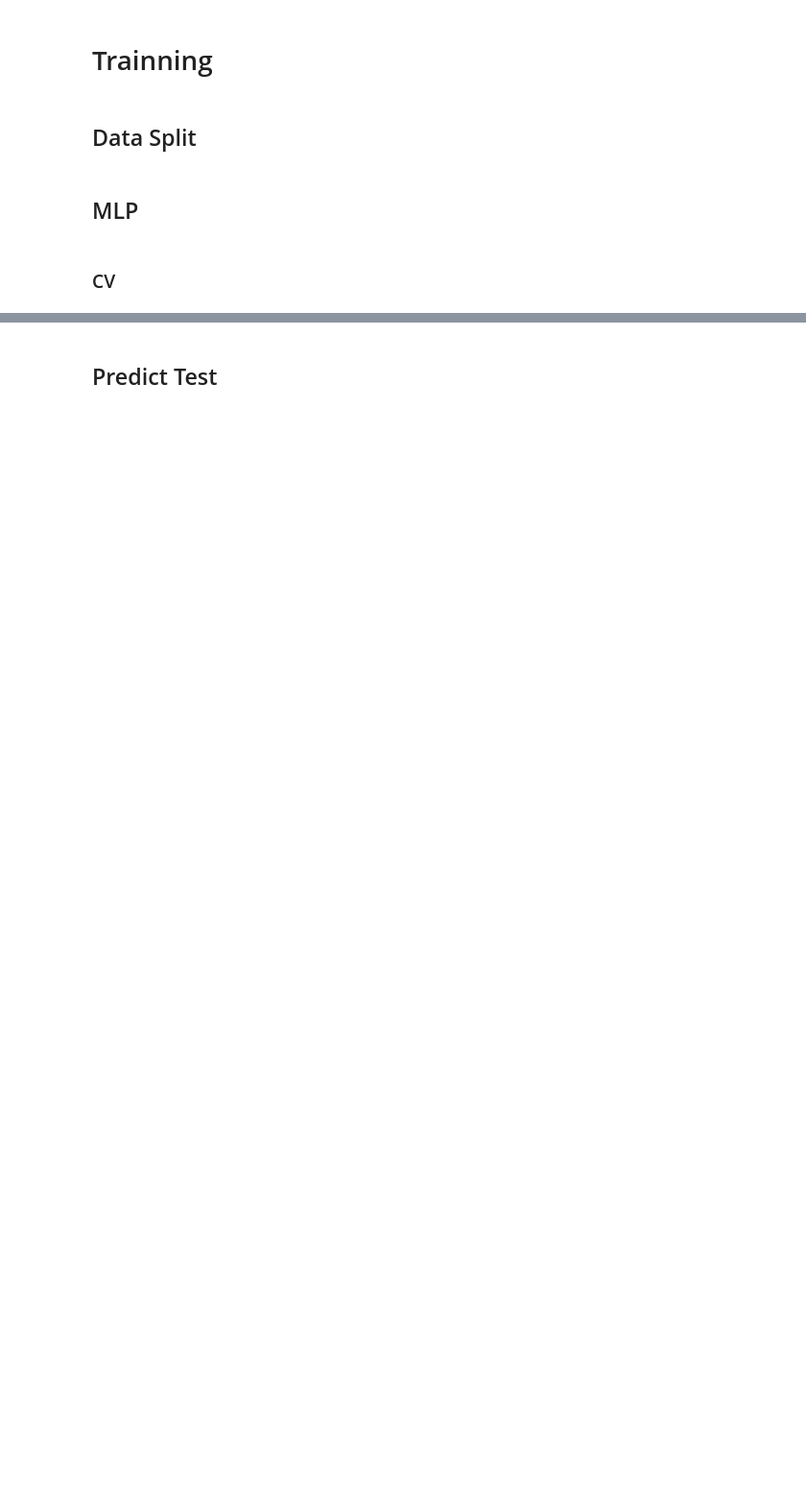
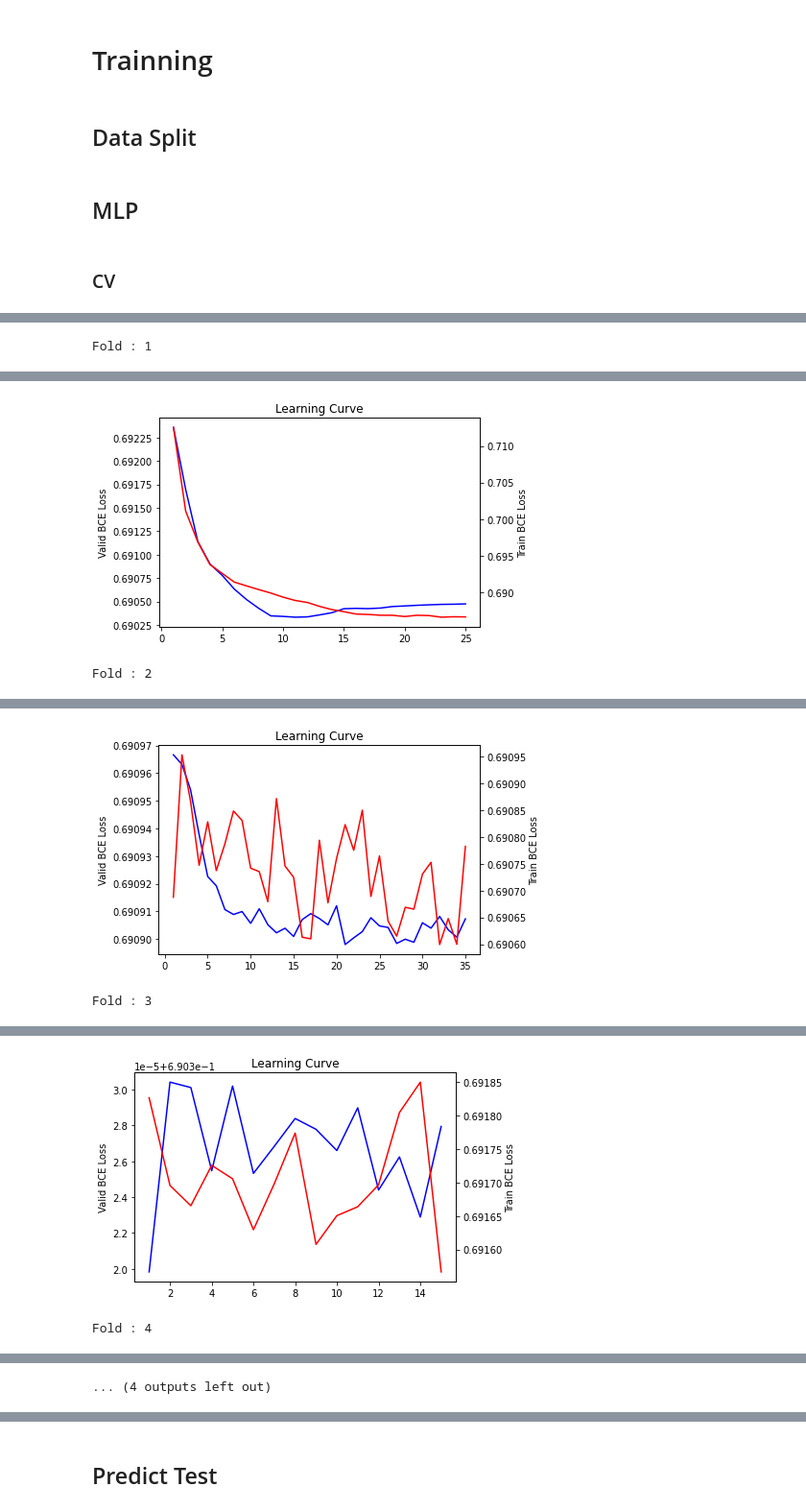
Before and after one commit to shinsei66/Jane_Street, a Jupyter notebook: src/notebook/baseline_model_mlp_v01.ipynb, the cells around one changed output, grey strips where cells are left out. Shown: that part at 96% size. Drawn from its saved outputs; the diff is of its cells as text; code cells hidden in the pictures; blank space fills up the shorter version.

Commit message:
developing MLP CV pipline; modified MLP archs, trained baseline.

```diff
--- a/src/notebook/baseline_model_mlp_v01.ipynb
+++ b/src/notebook/baseline_model_mlp_v01.ipynb
@@ -36,7 +58,7 @@ INPUTPATH = '../../input'
 NUM_EPOCH = 500
 BATCH_SIZE = 16384
 PATIANCE = 15
-LR = 0.001
+LR = 0.0005
 DEVICE = torch.device("cuda" if torch.cuda.is_available() else "cpu")
 print(DEVICE)
 MDL_PATH  = '../models'
@@ -99,8 +150,10 @@ gkf =  PurgedGroupTimeSeriesSplit(n_splits = FOLDS,  group_gap = GROUP_GAP)
+# %%
+model = MLPNet(input_size = X.shape[-1], output_size = y.shape[-1]).to(DEVICE)
+criterion = nn.BCELoss()
+optimizer = torch.optim.Adam(
+    model.parameters(), lr=LR, weight_decay=1e-5)
+scheduler = ReduceLROnPlateau(optimizer, 'min',verbose=True,patience=5)
 # %%
-model = MLPNet(input_size = X.shape[-1], output_size = y.shape[-1]).to(DEVICE)
-criterion = nn.BCELoss()
-optimizer = torch.optim.Adam(
-    model.parameters(), lr=LR, weight_decay=1e-5)
 sts = time.time()
 learn_hist_list = []
 save_path_list = []
@@ -115,7 +168,7 @@ for fold, (tr, vl) in enumerate(gkf.split(train['action'].values, train['action'
     val_loader = DataLoader(val_dat , batch_size=BATCH_SIZE, shuffle=False)
     loaders = {'train':trn_loader, 'valid': val_loader}
     trained_model, learn_hist, save_path =\
-        train_model(model, criterion, optimizer, loaders, DEVICE, NUM_EPOCH, PATIANCE, \
+        train_model(model, criterion, optimizer, scheduler, loaders, DEVICE, NUM_EPOCH, PATIANCE, \
                 MDL_PATH, MDL_NAME, VER, fold+1)
     fig = plt.figure()
     ax1 = fig.add_subplot(111)
@@ -135,3 +188,5 @@ all_hist.reset_index(inplace=True, drop=True)
 all_hist.to_csv(f'{MDL_PATH}/{MDL_NAME}_{VER}/{MDL_NAME}_learning_history.csv', index=False)
 ed = time.time()
 print('Training process takes {:.2f} min.'.format((ed-sts)/60))
+# %% [output]
+Fold : 1
@@ -137,0 +210,2 @@ print('Training process takes {:.2f} min.'.format((ed-sts)/60))
+[figure, added]
+Fold : 2
@@ -137,0 +229,2 @@ print('Training process takes {:.2f} min.'.format((ed-sts)/60))
+[figure, added]
+Fold : 3
@@ -137,0 +249,2 @@ print('Training process takes {:.2f} min.'.format((ed-sts)/60))
+[figure, added]
+Fold : 4
@@ -138,3 +269,4 @@ print('Training process takes {:.2f} min.'.format((ed-sts)/60))
+... (4 outputs left out)
 # %%
 @njit(fastmath = True)
 def utility_score_numba(date, weight, resp, action):
```
Also changed, not shown: parts of 13 cells of this notebook, 4 other files.
